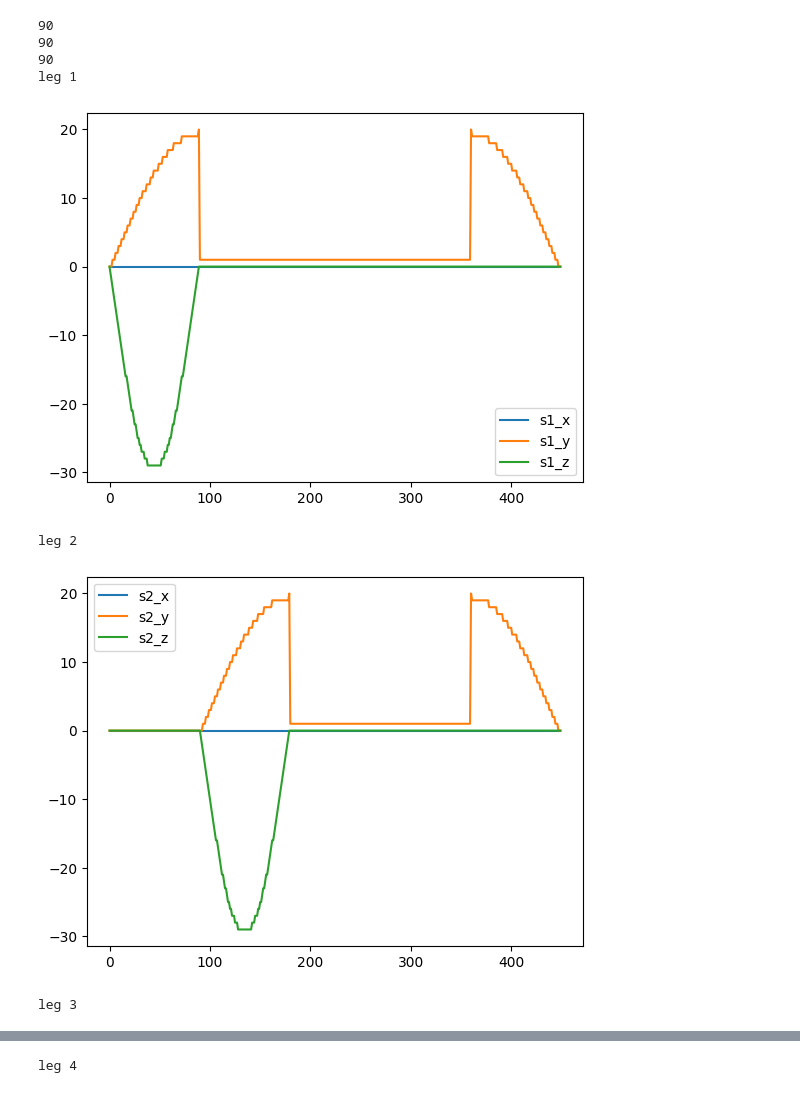
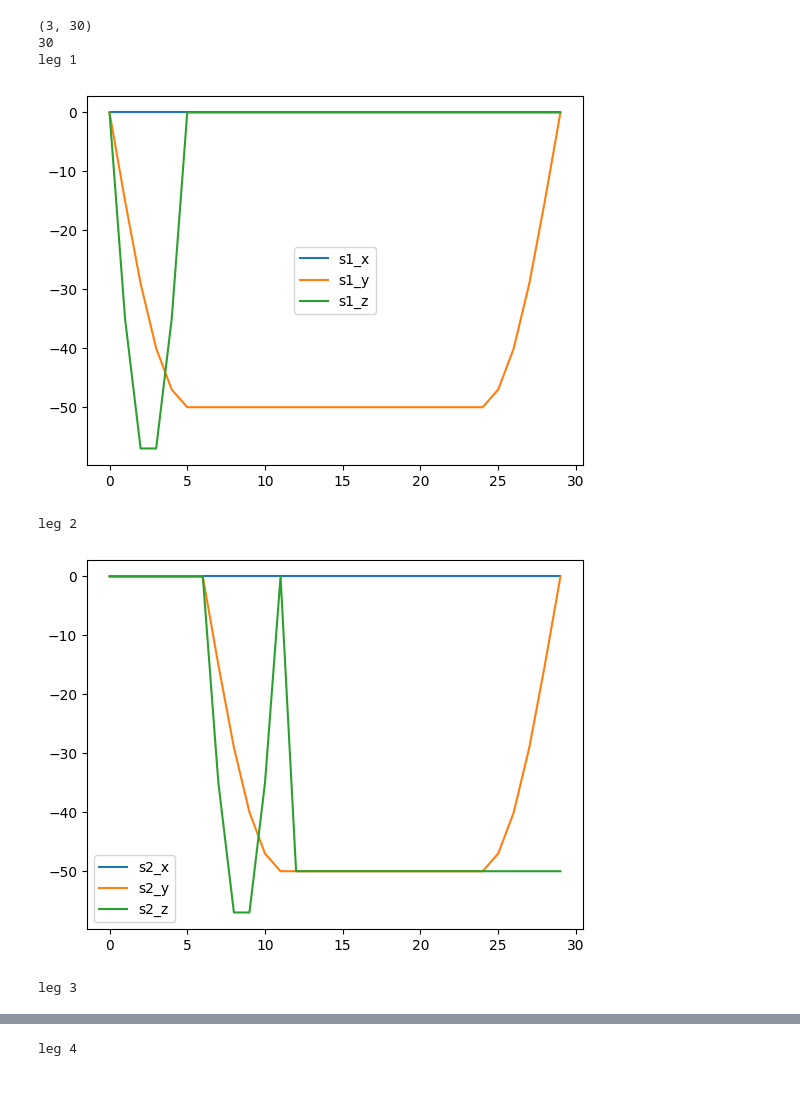
Before and after one commit to kevywilly/vega, a Jupyter notebook: notebooks/gaits.ipynb, the cells around one changed output, grey strips where cells are left out. Drawn from its saved outputs; the diff is of its cells as text; code cells hidden in the pictures.

```diff
--- a/notebooks/gaits.ipynb
+++ b/notebooks/gaits.ipynb
@@ -2,14 +2,13 @@
 from src.motion.gaits.turn import Turn
 from src.motion.gaits.trot import Trot
 # %%
-gait = Trot(stride=50, clearance=60, step_size=15)
+gait = Turn(stride=50, clearance=60, step_size=15)
 gait.plotit()
 # %% [output]
-90
-90
-90
+(3, 30)
+30
 leg 1
-[figure, old version]
+[figure, new version]
 leg 2
-[figure, old version]
+[figure, new version]
 leg 3
```
Also changed, not shown: parts of 1 cell of this notebook, 6 other files.
